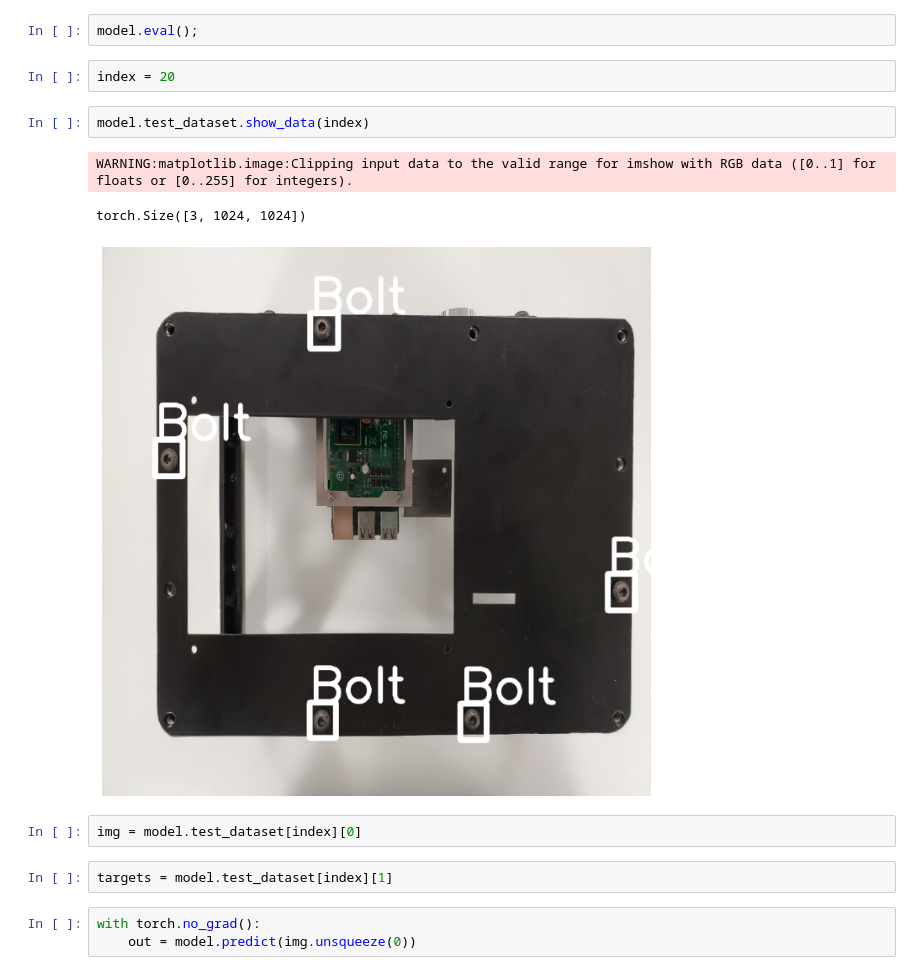
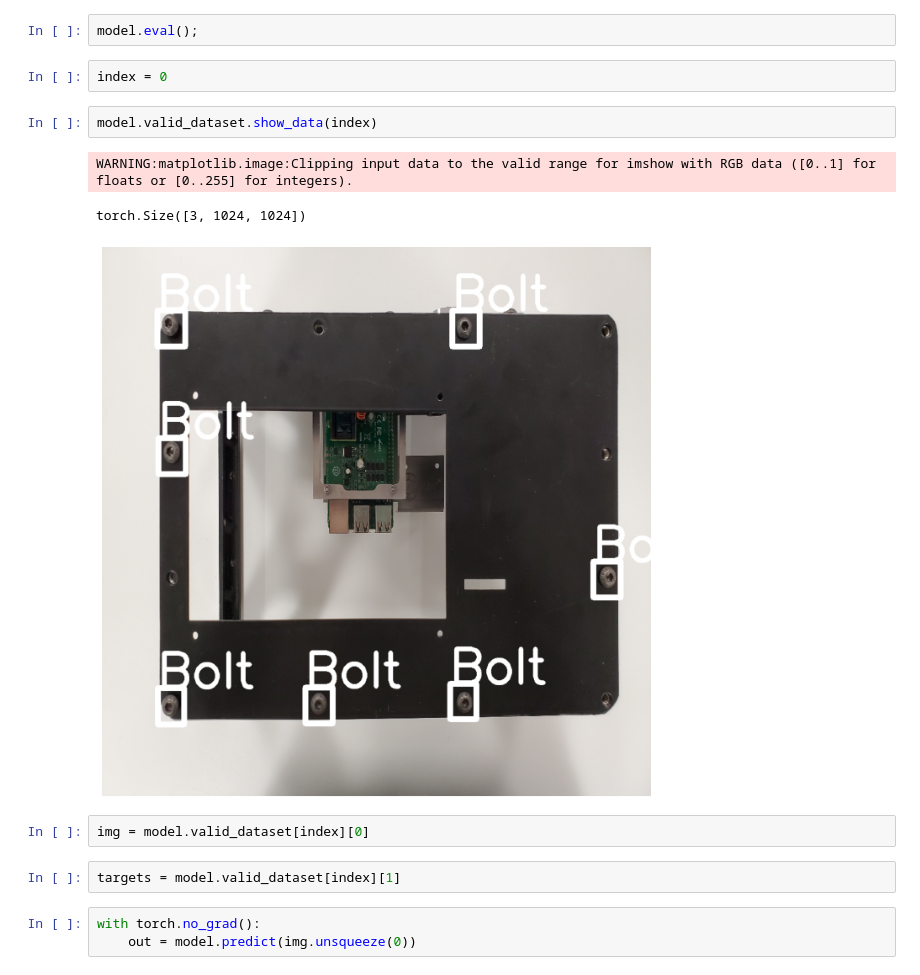
Before and after one commit to nmis-group/digf-coref, a Jupyter notebook: Bolt_Detection/06-inference.ipynb, the cells around one changed output. Cells and saved outputs as stored; diff of their text form.

```diff
--- a/Bolt_Detection/06-inference.ipynb
+++ b/Bolt_Detection/06-inference.ipynb
@@ -51,17 +51,17 @@ box_net True
 # %%
 model.eval();
 # %%
-index = 20
+index = 0
 # %%
-model.test_dataset.show_data(index)
+model.valid_dataset.show_data(index)
 # %% [output]
 WARNING:matplotlib.image:Clipping input data to the valid range for imshow with RGB data ([0..1] for floats or [0..255] for integers).
 torch.Size([3, 1024, 1024])
-[figure, old version]
+[figure, new version]
 # %%
-img = model.test_dataset[index][0]
+img = model.valid_dataset[index][0]
 # %%
-targets = model.test_dataset[index][1]
+targets = model.valid_dataset[index][1]
 # %%
 with torch.no_grad():
     out = model.predict(img.unsqueeze(0))
```
Also changed, not shown: parts of 2 cells of this notebook, 3 other files.
